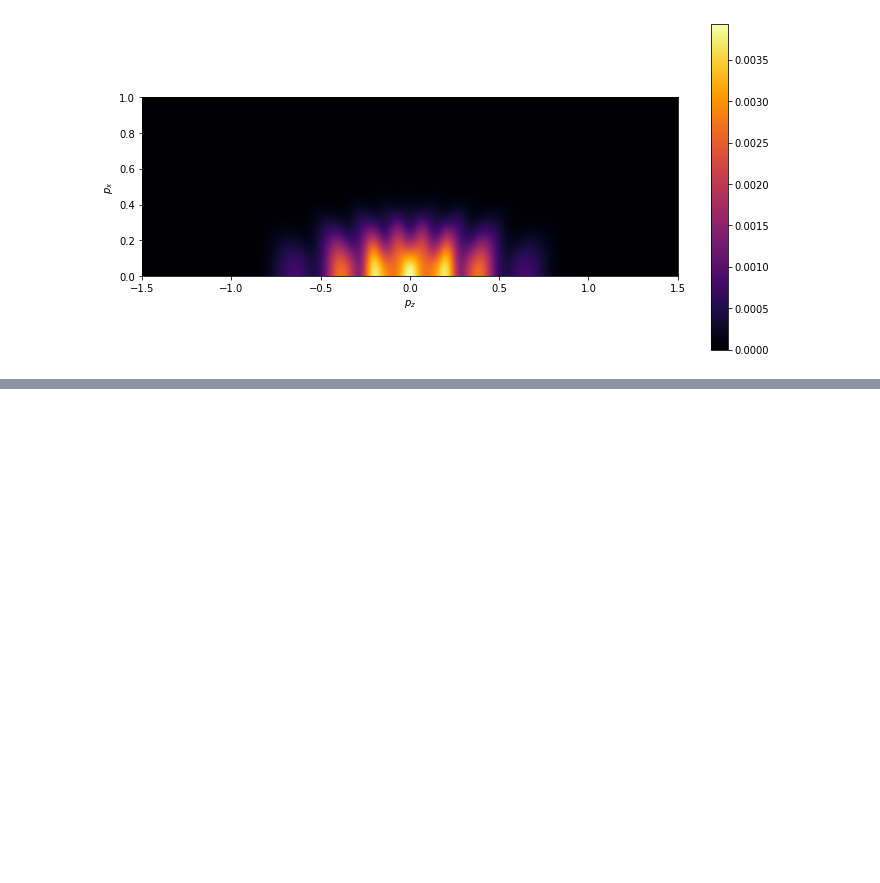
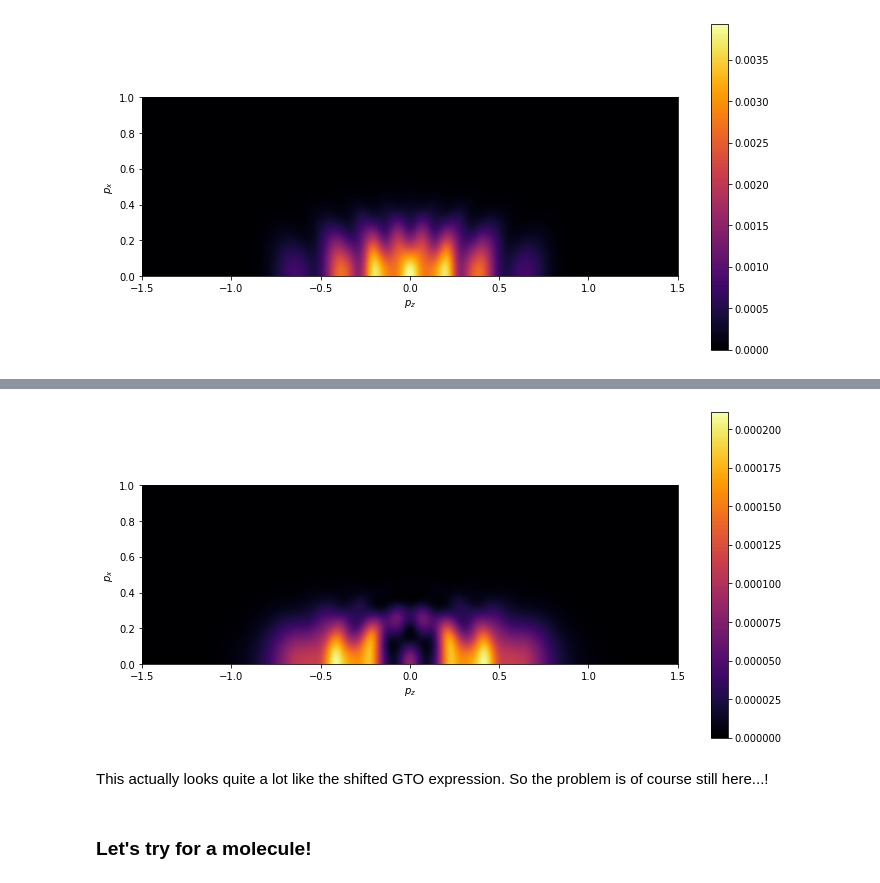
Before and after one commit to EmilHansen1/SFA_OAM_Linear, a Jupyter notebook: Hydrogen_testing.ipynb, the cells around one changed output, grey strips where cells are left out. Cells and saved outputs as stored; diff of their text form; code cells hidden in the pictures; blank space fills up the shorter version.

```diff
--- a/Hydrogen_testing.ipynb
+++ b/Hydrogen_testing.ipynb
@@ -23,6 +23,9 @@ CEP = np.pi/2
 ### Some utility functions
 # %%
 def plot_M_grid(M_grid, px_list, pz_list, log=False, log_scale = 1e-4):
+    """
+    Function to plot the calculated grids
+    """
     plt.figure(facecolor='white', figsize=(12,6))
 
     M2_grid = np.abs(M_grid)**2
@@ -42,6 +45,9 @@ def plot_M_grid(M_grid, px_list, pz_list, log=False, log_scale = 1e-4):
     plt.show()
 
 def hyd1s(r, theta, phi):
+    """
+    Radial function for ground state hydrogen
+    """
     return 1/np.sqrt(np.pi) * np.exp(-r)
 # %% [markdown]
 ### Load the GAMESS GTO expansion of ground state hydrogen for testing!
@@ -171,0 +222,10 @@ plot_M_grid(M_asymp_martiny, px_list, pz_list)
+# %%
+M_asymp_martiny_shifted = np.array(pool.starmap(SP_asymp_martiny.Mxz_List, zip(pxGrid, repeat(py), pzGrid, repeat(clm_array_GTO_shifted))))
+# %%
+plot_M_grid(M_asymp_martiny_shifted, px_list, pz_list)
+# %% [output]
+[figure, added]
+# %% [markdown]
+This actually looks quite a lot like the shifted GTO expression. So the problem is of course still here...!
+# %% [markdown]
+### Let's try for a molecule!
```
Also changed, not shown: parts of 40 cells of this notebook.
